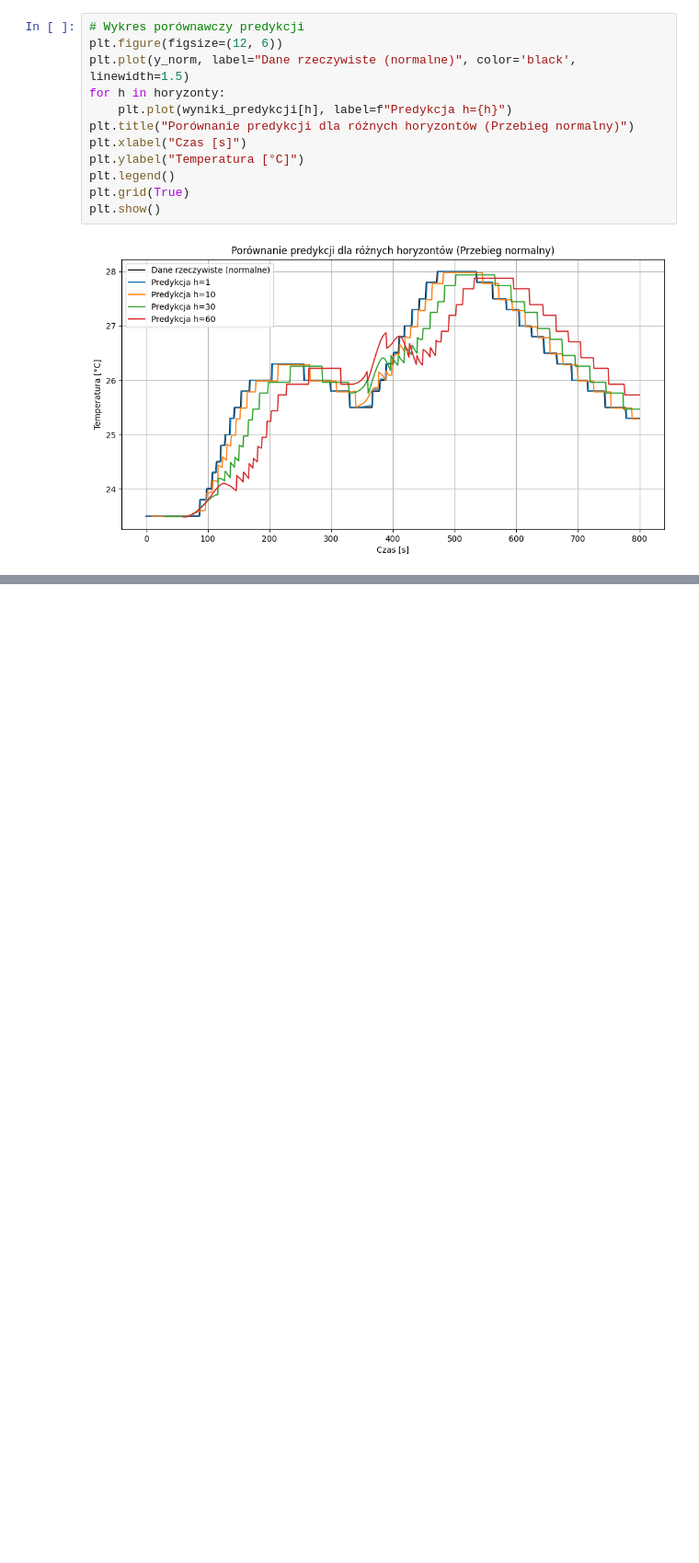
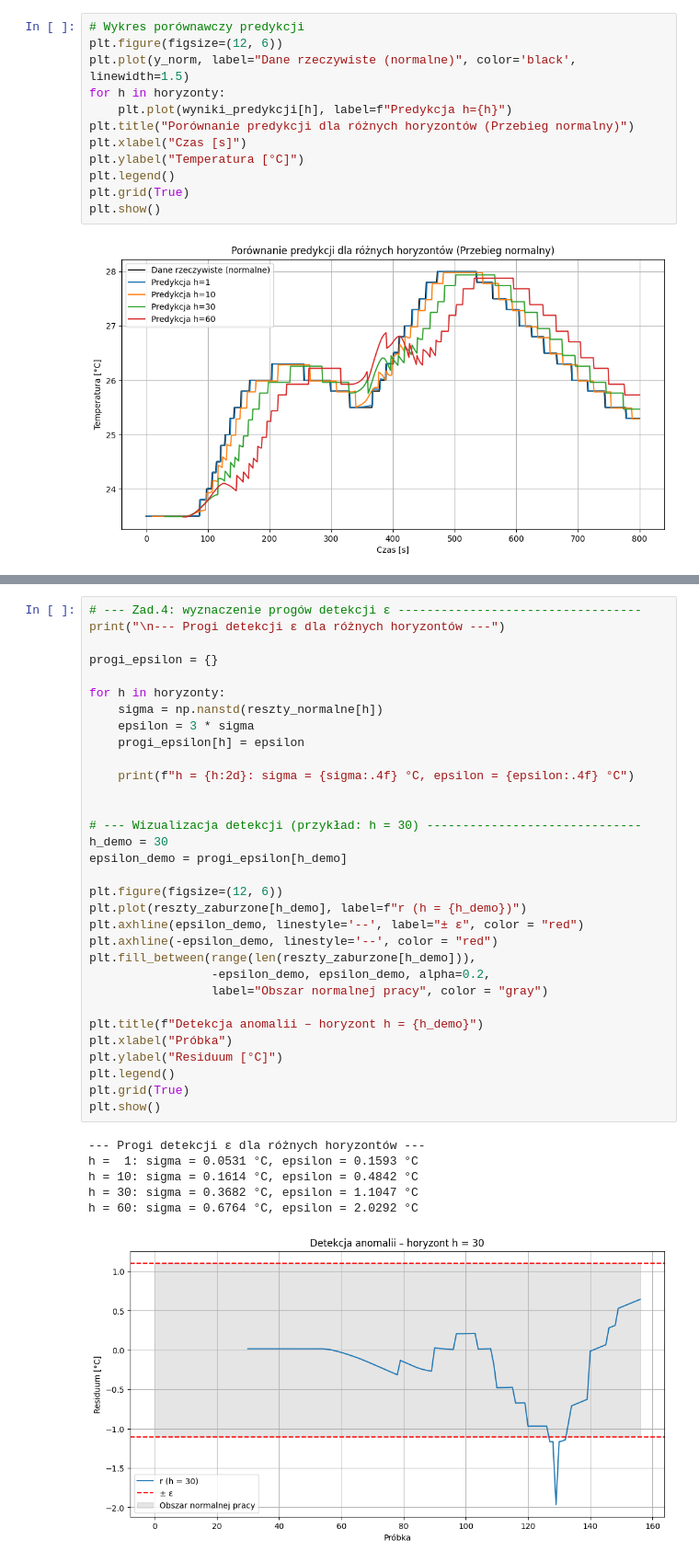
Before and after one commit to lenaskiba22/projekt_pip, a Jupyter notebook: pip_zadanie4.ipynb, the cells around one changed output, grey strips where cells are left out. Shown at 92% size. Drawn from its saved outputs; the diff is of its cells as text; blank space fills up the shorter version.

```diff
--- a/pip_zadanie4.ipynb
+++ b/pip_zadanie4.ipynb
@@ -152,0 +147,39 @@ Horyzont h=60: średnia=  0.0613, sigma=  0.6764, próg 3σ=  2.0292
+# %%
+# --- Zad.4: wyznaczenie progów detekcji ε ----------------------------------
+print("\n--- Progi detekcji ε dla różnych horyzontów ---")
+
+progi_epsilon = {}
+
+for h in horyzonty:
+    sigma = np.nanstd(reszty_normalne[h])
+    epsilon = 3 * sigma
+    progi_epsilon[h] = epsilon
+
+    print(f"h = {h:2d}: sigma = {sigma:.4f} °C, epsilon = {epsilon:.4f} °C")
+
+
+# --- Wizualizacja detekcji (przykład: h = 30) ------------------------------
+h_demo = 30
+epsilon_demo = progi_epsilon[h_demo]
+
+plt.figure(figsize=(12, 6))
+plt.plot(reszty_zaburzone[h_demo], label=f"r (h = {h_demo})")
+plt.axhline(epsilon_demo, linestyle='--', label="± ε", color = "red")
+plt.axhline(-epsilon_demo, linestyle='--', color = "red")
+plt.fill_between(range(len(reszty_zaburzone[h_demo])),
+                 -epsilon_demo, epsilon_demo, alpha=0.2,
+                 label="Obszar normalnej pracy", color = "gray")
+
+plt.title(f"Detekcja anomalii – horyzont h = {h_demo}")
+plt.xlabel("Próbka")
+plt.ylabel("Residuum [°C]")
+plt.legend()
+plt.grid(True)
+plt.show()
+# %% [output]
+--- Progi detekcji ε dla różnych horyzontów ---
+h =  1: sigma = 0.0531 °C, epsilon = 0.1593 °C
+h = 10: sigma = 0.1614 °C, epsilon = 0.4842 °C
+h = 30: sigma = 0.3682 °C, epsilon = 1.1047 °C
+h = 60: sigma = 0.6764 °C, epsilon = 2.0292 °C
+[figure, added]
```
Also changed, not shown: parts of 7 cells of this notebook.
